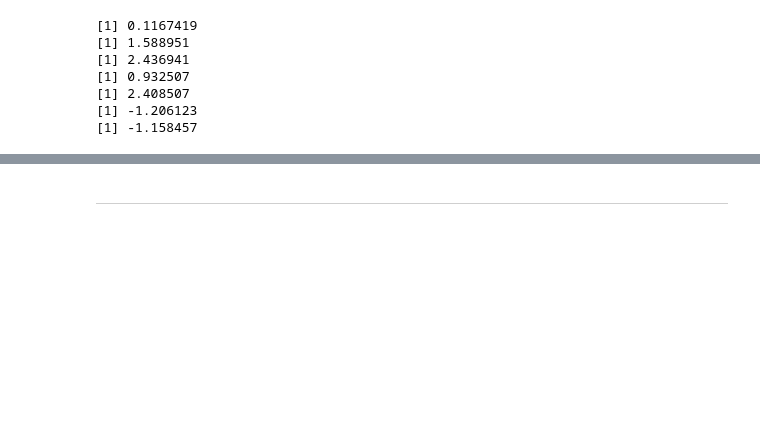
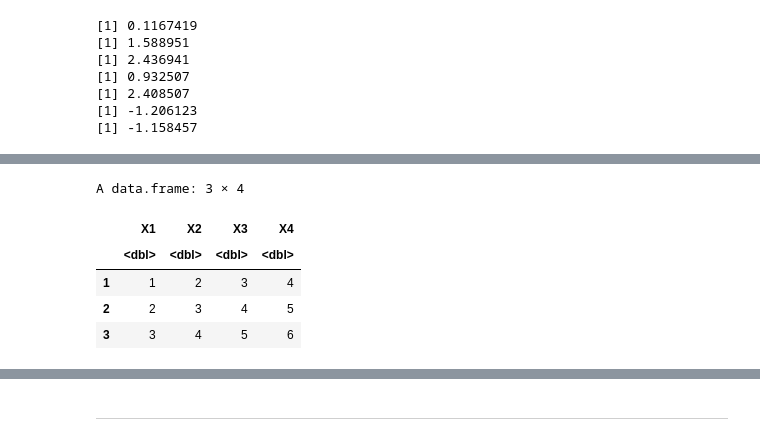
Before and after one commit to stat184-summer2023/a10-base-r-davefriedman01, a Jupyter notebook: A10.ipynb, the cells around one changed output, grey strips where cells are left out. Drawn from its saved outputs; the diff is of its cells as text; code cells hidden in the pictures; blank space fills up the shorter version.

```diff
--- a/A10.ipynb
+++ b/A10.ipynb
@@ -241,0 +355,11 @@ A data.frame: 3 × 4
+# %%
+base::colnames(Counting) <- base::sub('V', 'X', base::colnames(Counting))
+
+Counting
+# %% [output]
+A data.frame: 3 × 4
+|  | X1 | X2 | X3 | X4 |
+|  | <dbl> | <dbl> | <dbl> | <dbl> |
+| 1 | 1 | 2 | 3 | 4 |
+| 2 | 2 | 3 | 4 | 5 |
+| 3 | 3 | 4 | 5 | 6 |
```
Also changed, not shown: parts of 27 cells of this notebook, 2 other files.
